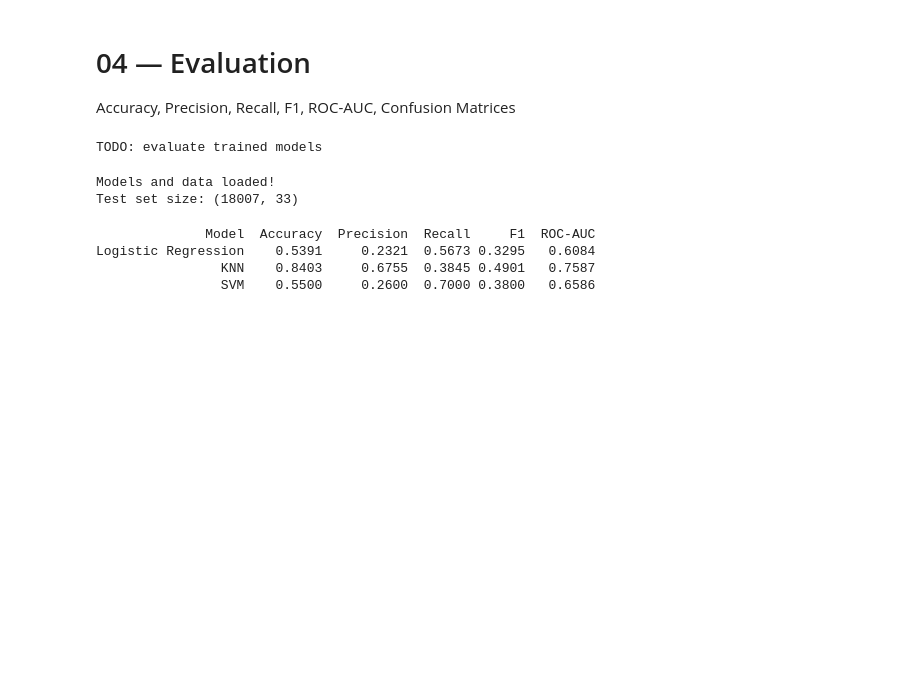
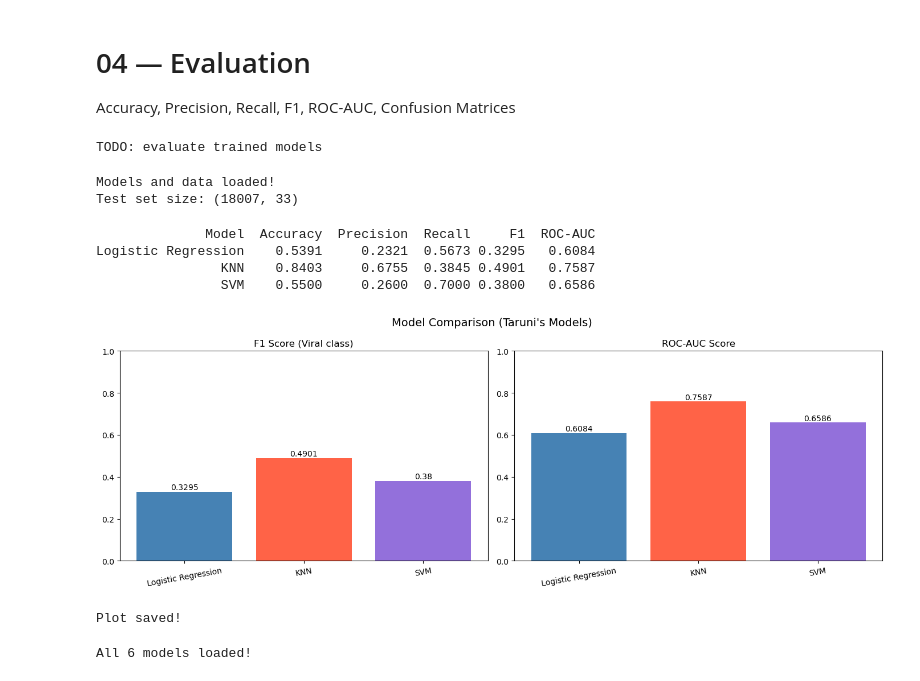
Before and after one commit to taru01ok/virality-prediction-ml-2026, a Jupyter notebook: notebooks/04_evaluation.ipynb, the cells around one changed output. Saved outputs shown, nothing was run; the diff lists cells and outputs as text; code cells hidden in the pictures; blank space fills up the shorter version.

Commit message:
Complete evaluation - all 6 models compared, confusion matrix saved

```diff
--- a/notebooks/04_evaluation.ipynb
+++ b/notebooks/04_evaluation.ipynb
@@ -89,3 +89,50 @@ print(results_df.to_string(index=False))
 Logistic Regression    0.5391     0.2321  0.5673 0.3295   0.6084
                 KNN    0.8403     0.6755  0.3845 0.4901   0.7587
                 SVM    0.5500     0.2600  0.7000 0.3800   0.6586
+# %%
+# ── BAR CHART COMPARISON ──
+fig, axes = plt.subplots(1, 2, figsize=(14, 5))
+fig.suptitle('Model Comparison (Taruni\'s Models)', fontsize=14)
+
+models = results_df['Model']
+x = range(len(models))
+
+# F1 scores
+axes[0].bar(x, results_df['F1'], color=['steelblue', 'tomato', 'mediumpurple'])
+axes[0].set_xticks(x)
+axes[0].set_xticklabels(models, rotation=10)
+axes[0].set_title('F1 Score (Viral class)')
+axes[0].set_ylim(0, 1)
+for i, v in enumerate(results_df['F1']):
+    axes[0].text(i, v + 0.01, str(v), ha='center', fontsize=10)
+
+# ROC-AUC scores
+axes[1].bar(x, results_df['ROC-AUC'], color=['steelblue', 'tomato', 'mediumpurple'])
+axes[1].set_xticks(x)
+axes[1].set_xticklabels(models, rotation=10)
+axes[1].set_title('ROC-AUC Score')
+axes[1].set_ylim(0, 1)
+for i, v in enumerate(results_df['ROC-AUC']):
+    axes[1].text(i, v + 0.01, str(v), ha='center', fontsize=10)
+
+plt.tight_layout()
+plt.savefig('notebooks/model_comparison.png', dpi=150, bbox_inches='tight')
+plt.show()
+print('Plot saved!')
+# %% [output]
+[figure, added]
+Plot saved!
+# %%
+import pickle
+
+# Load all 6 models
+lr  = pickle.load(open('data/processed/model_lr.pkl', 'rb'))
+knn = pickle.load(open('data/processed/model_knn.pkl', 'rb'))
+svm = pickle.load(open('data/processed/model_svm.pkl', 'rb'))
+dt  = pickle.load(open('data/processed/model_dt.pkl', 'rb'))
+rf  = pickle.load(open('data/processed/model_rf.pkl', 'rb'))
+xgb = pickle.load(open('data/processed/model_xgb.pkl', 'rb'))
+
+print('All 6 models loaded!')
+# %% [output]
+All 6 models loaded!
```
Also changed, not shown: parts of 1 cell of this notebook, 2 other files.
